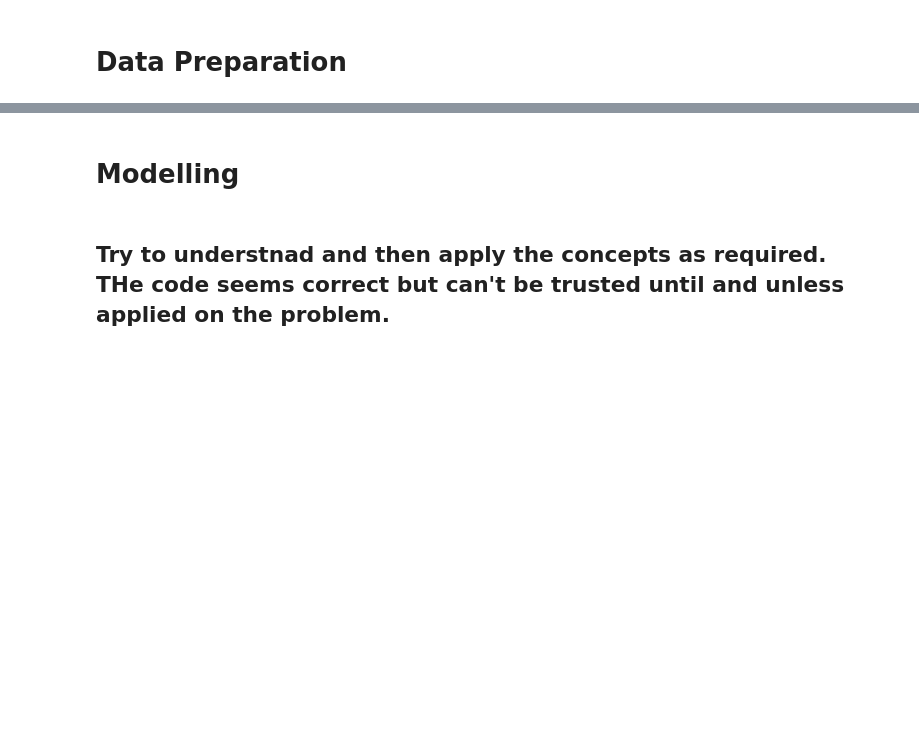
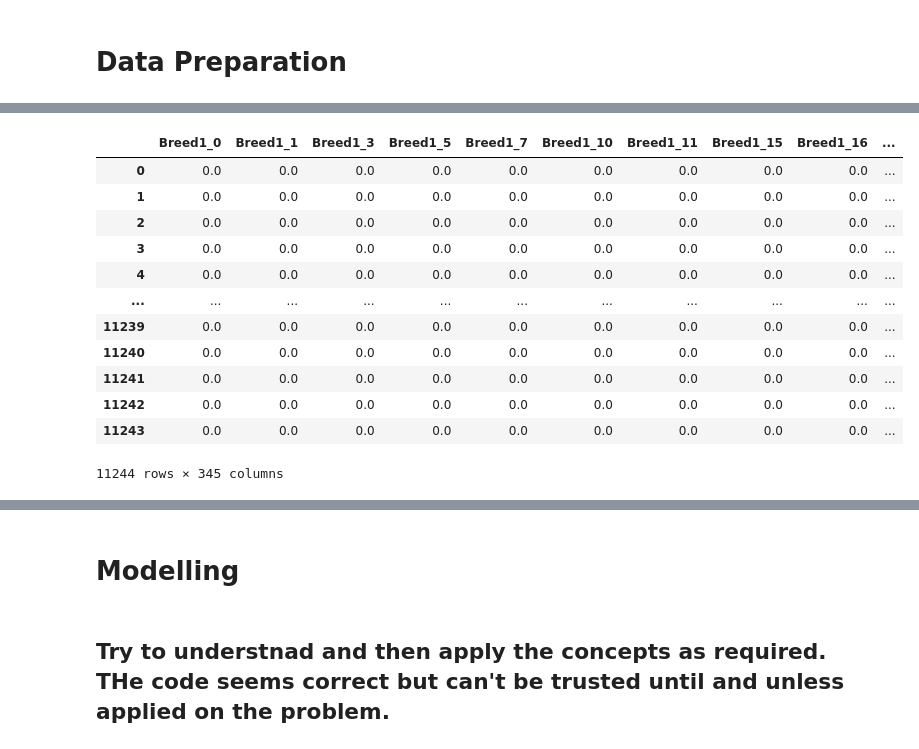
Before and after one commit to MekongDelta-mind/online-tutoring, a Jupyter notebook: campusx/momc_classification/MOMC - real world problem.ipynb, the cells around one changed output, grey strips where cells are left out. Saved outputs shown, nothing was run; the diff lists cells and outputs as text; code cells hidden in the pictures; blank space fills up the shorter version.

Commit message:
done upto Data preparation

```diff
--- a/campusx/momc_classification/MOMC - real world problem.ipynb
+++ b/campusx/momc_classification/MOMC - real world problem.ipynb
@@ -133,0 +334,4 @@ unique_values(df)
+# %%
+ohe_encoder = OneHotEncoder(sparse_output=False, handle_unknown='ignore')
+# %%
+ohe_encoder.fit(X_train[cat_cols])
@@ -133,0 +340,2 @@ unique_values(df)
+# %%
+encoded_data = ohe_encoder.transform(X_train[cat_cols])
@@ -133,0 +362,18 @@ unique_values(df)
+# %%
+encoded_df = pd.DataFrame(encoded_data, columns=ohe_encoder.get_feature_names_out())
+# %%
+encoded_df
+# %% [output]
+|  | Breed1_0 | Breed1_1 | Breed1_3 | Breed1_5 | Breed1_7 | Breed1_10 | Breed1_11 | Breed1_15 | Breed1_16 | ... |
+| 0 | 0.0 | 0.0 | 0.0 | 0.0 | 0.0 | 0.0 | 0.0 | 0.0 | 0.0 | ... |
+| 1 | 0.0 | 0.0 | 0.0 | 0.0 | 0.0 | 0.0 | 0.0 | 0.0 | 0.0 | ... |
+| 2 | 0.0 | 0.0 | 0.0 | 0.0 | 0.0 | 0.0 | 0.0 | 0.0 | 0.0 | ... |
+| 3 | 0.0 | 0.0 | 0.0 | 0.0 | 0.0 | 0.0 | 0.0 | 0.0 | 0.0 | ... |
+| 4 | 0.0 | 0.0 | 0.0 | 0.0 | 0.0 | 0.0 | 0.0 | 0.0 | 0.0 | ... |
+| ... | ... | ... | ... | ... | ... | ... | ... | ... | ... | ... |
+| 11239 | 0.0 | 0.0 | 0.0 | 0.0 | 0.0 | 0.0 | 0.0 | 0.0 | 0.0 | ... |
+| 11240 | 0.0 | 0.0 | 0.0 | 0.0 | 0.0 | 0.0 | 0.0 | 0.0 | 0.0 | ... |
+| 11241 | 0.0 | 0.0 | 0.0 | 0.0 | 0.0 | 0.0 | 0.0 | 0.0 | 0.0 | ... |
+| 11242 | 0.0 | 0.0 | 0.0 | 0.0 | 0.0 | 0.0 | 0.0 | 0.0 | 0.0 | ... |
+| 11243 | 0.0 | 0.0 | 0.0 | 0.0 | 0.0 | 0.0 | 0.0 | 0.0 | 0.0 | ... |
+11244 rows × 345 columns
```
Also changed, not shown: parts of 47 cells of this notebook, 3 other files.
